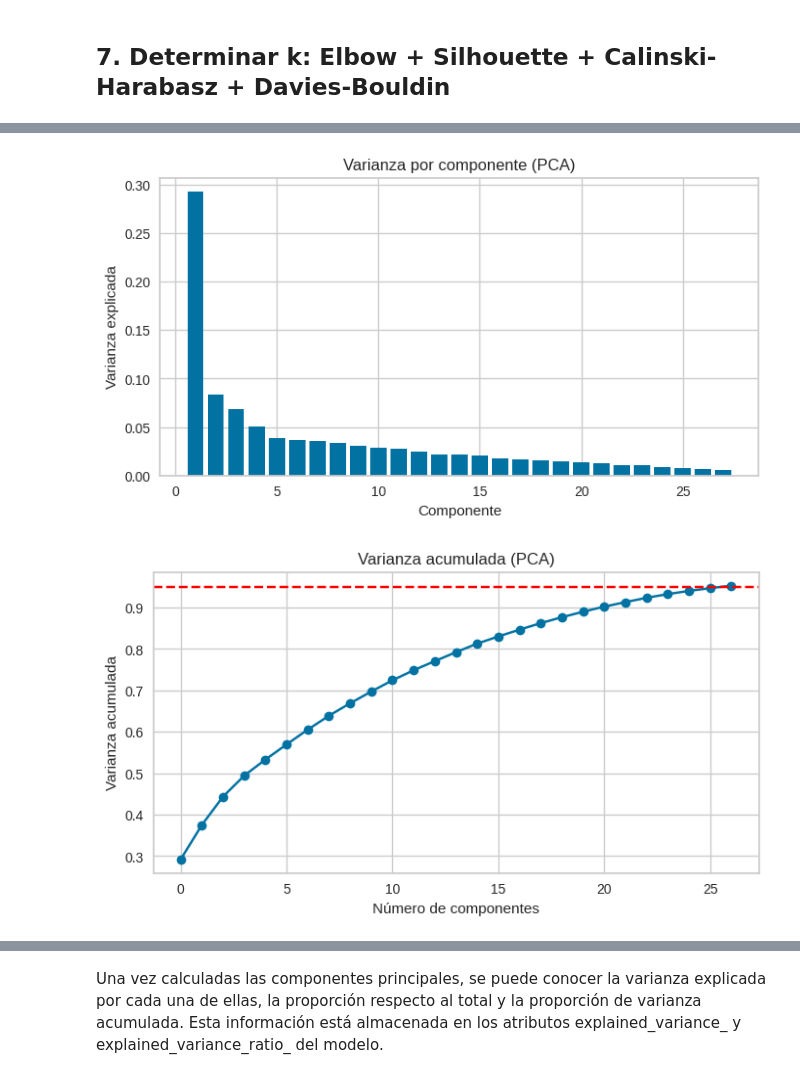
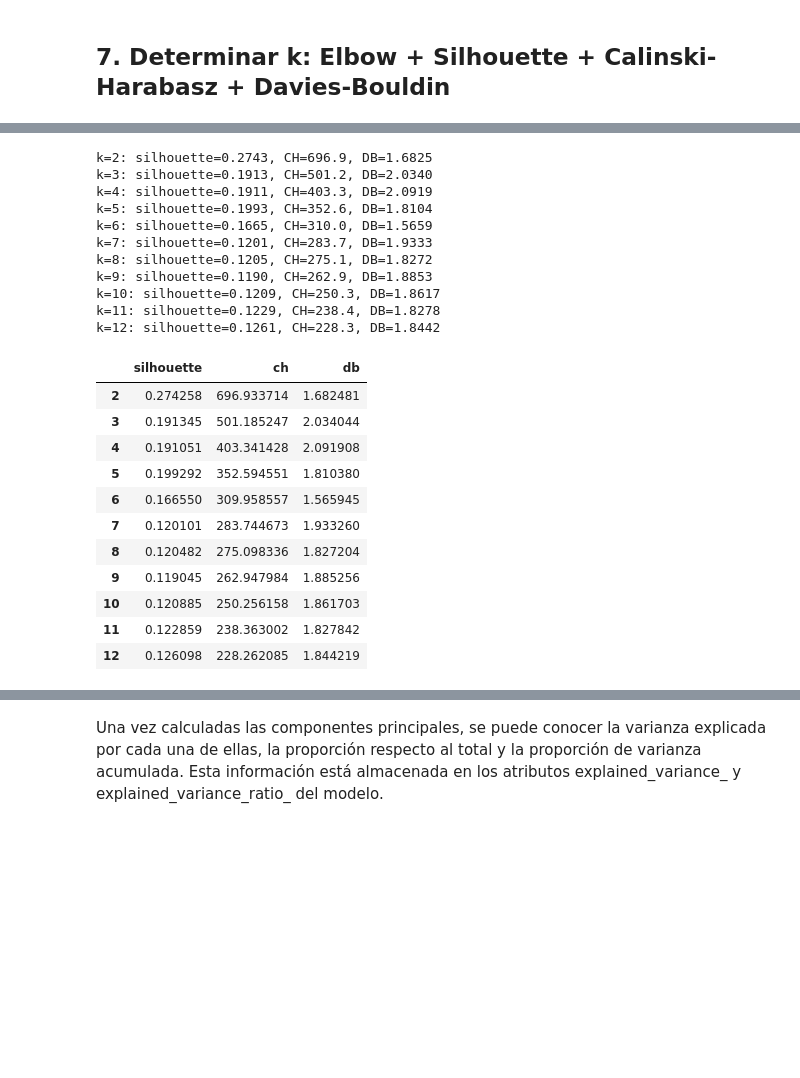
Before and after one commit to xbadiam/Marketing_Campaign, a Jupyter notebook: notebooks/MarketingCampaign.ipynb, the cells around one changed output, grey strips where cells are left out. Saved outputs shown, nothing was run; the diff lists cells and outputs as text; code cells hidden in the pictures; blank space fills up the shorter version.

```diff
--- a/notebooks/MarketingCampaign.ipynb
+++ b/notebooks/MarketingCampaign.ipynb
@@ -283,19 +272,28 @@ PCA_dataset.head()
-# %%
-# ---------- Visual: varianza por componente y acumulada ----------
-plt.figure(figsize=(8,4))
-plt.bar(range(1, pca.n_components_+1), pca.explained_variance_ratio_)
-plt.xlabel('Componente')
-plt.ylabel('Varianza explicada')
-plt.title('Varianza por componente (PCA)')
-plt.show()
-
-plt.figure(figsize=(8,4))
-plt.plot(np.cumsum(pca.explained_variance_ratio_), marker='o')
-plt.axhline(0.95, color='red', linestyle='--')
-plt.xlabel('Número de componentes')
-plt.ylabel('Varianza acumulada')
-plt.title('Varianza acumulada (PCA)')
-plt.show()
-# %% [output]
-[figure, removed]
-[figure, removed]
+# %%
+
+eval_df = evaluate_ks(PCA_dataset, ks=range(2,13))
+display(eval_df)
+# %% [output]
+k=2: silhouette=0.2743, CH=696.9, DB=1.6825
+k=3: silhouette=0.1913, CH=501.2, DB=2.0340
+k=4: silhouette=0.1911, CH=403.3, DB=2.0919
+k=5: silhouette=0.1993, CH=352.6, DB=1.8104
+k=6: silhouette=0.1665, CH=310.0, DB=1.5659
+k=7: silhouette=0.1201, CH=283.7, DB=1.9333
+k=8: silhouette=0.1205, CH=275.1, DB=1.8272
+k=9: silhouette=0.1190, CH=262.9, DB=1.8853
+k=10: silhouette=0.1209, CH=250.3, DB=1.8617
+k=11: silhouette=0.1229, CH=238.4, DB=1.8278
+k=12: silhouette=0.1261, CH=228.3, DB=1.8442
+|  | silhouette | ch | db |
+| 2 | 0.274258 | 696.933714 | 1.682481 |
+| 3 | 0.191345 | 501.185247 | 2.034044 |
+| 4 | 0.191051 | 403.341428 | 2.091908 |
+| 5 | 0.199292 | 352.594551 | 1.810380 |
+| 6 | 0.166550 | 309.958557 | 1.565945 |
+| 7 | 0.120101 | 283.744673 | 1.933260 |
+| 8 | 0.120482 | 275.098336 | 1.827204 |
+| 9 | 0.119045 | 262.947984 | 1.885256 |
+| 10 | 0.120885 | 250.256158 | 1.861703 |
+| 11 | 0.122859 | 238.363002 | 1.827842 |
+| 12 | 0.126098 | 228.262085 | 1.844219 |
```
Also changed, not shown: parts of 34 cells of this notebook.
